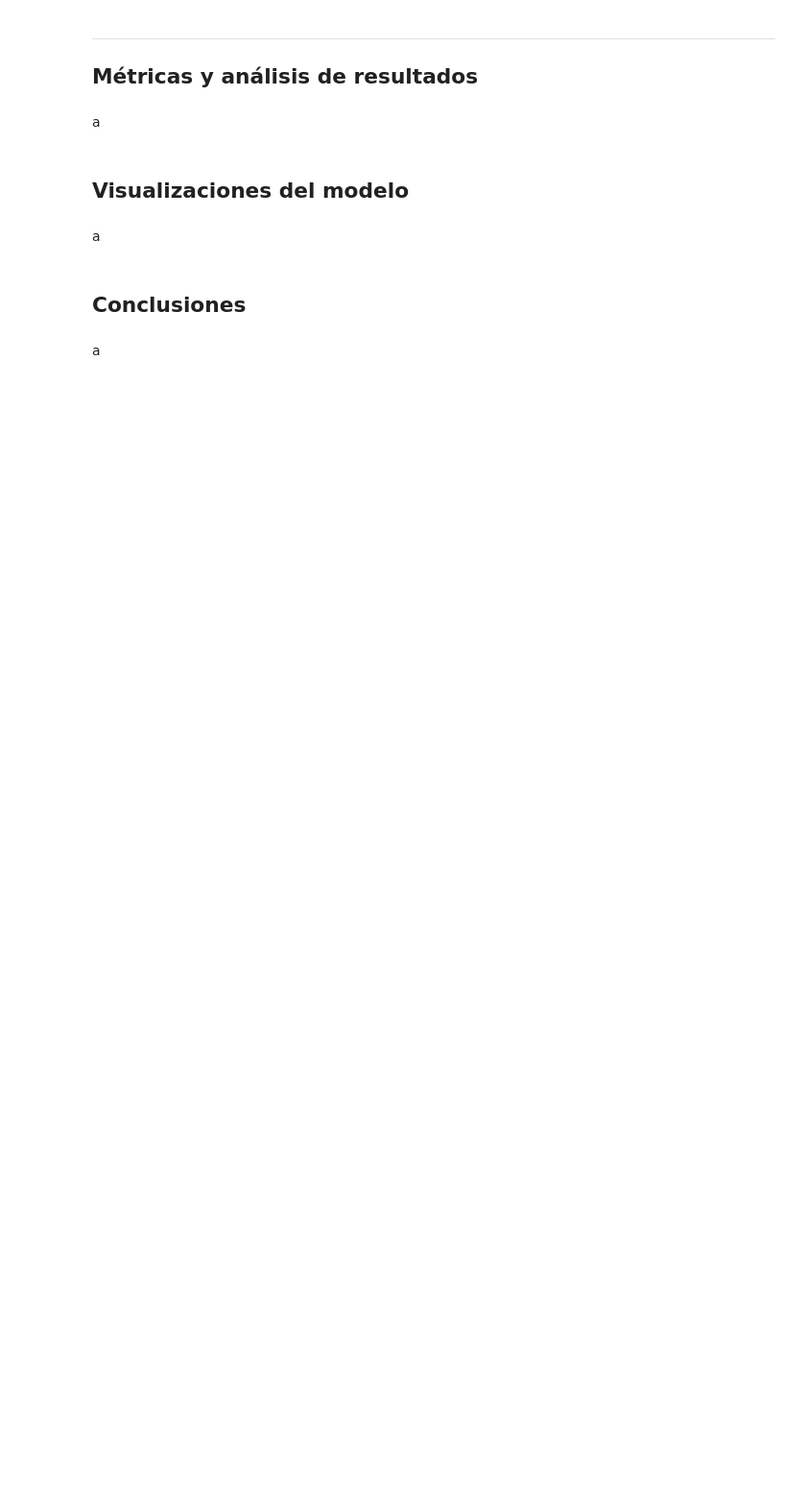
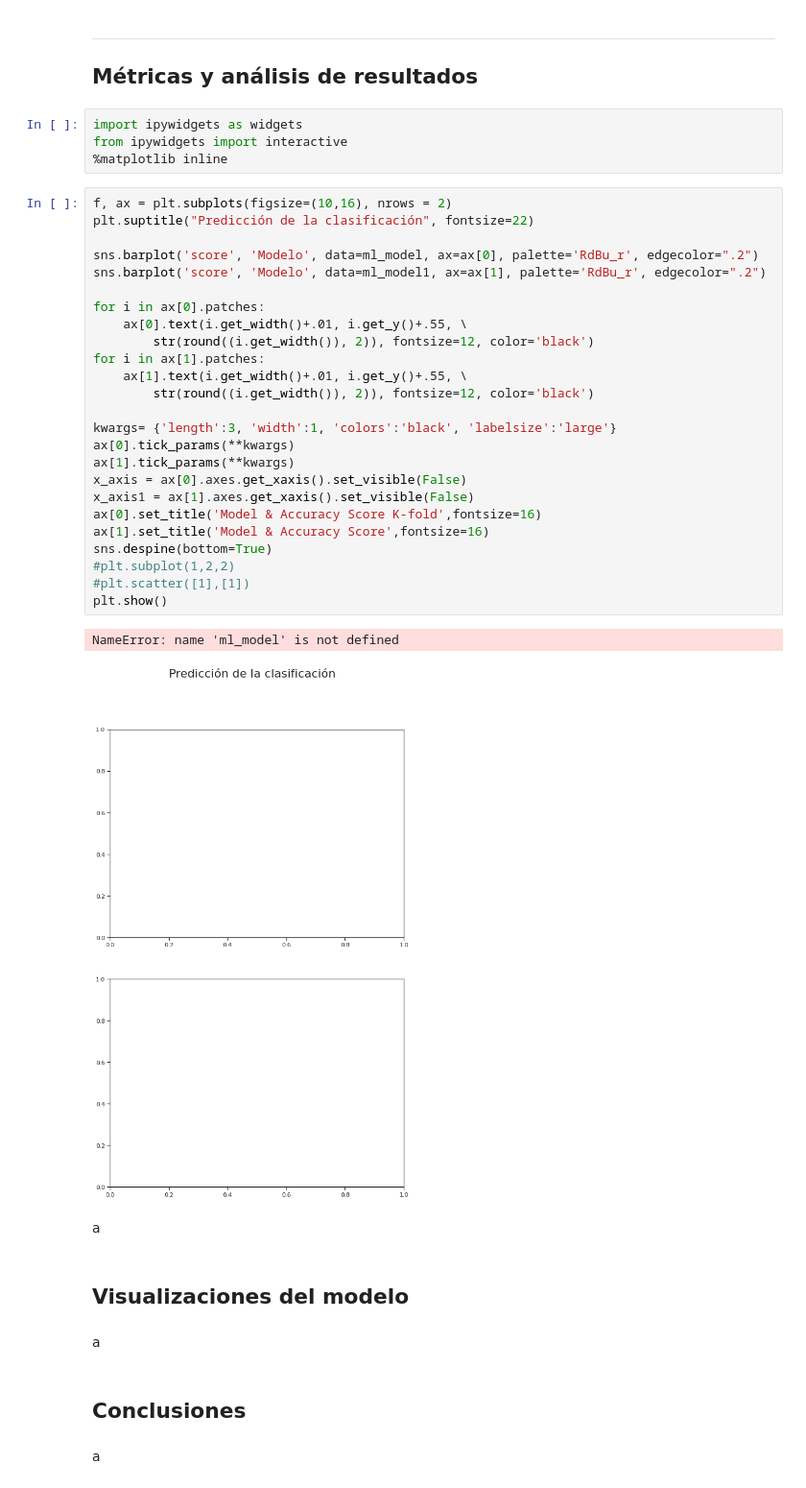
Before and after one commit to brunomb97/mat281-proyecto, a Jupyter notebook: resultados.ipynb, the cells around one changed output. Shown at 96% size. Saved outputs shown, nothing was run; the diff lists cells and outputs as text; blank space fills up the shorter version.

```diff
--- a/resultados.ipynb
+++ b/resultados.ipynb
@@ -635,6 +830,38 @@ ab.score(Xcl_test, ycl_test)
 ---
 
 ## Métricas y análisis de resultados
+# %%
+import ipywidgets as widgets
+from ipywidgets import interactive
+%matplotlib inline
+# %%
+f, ax = plt.subplots(figsize=(10,16), nrows = 2)
+plt.suptitle("Predicción de la clasificación", fontsize=22)
+
+sns.barplot('score', 'Modelo', data=ml_model, ax=ax[0], palette='RdBu_r', edgecolor=".2")
+sns.barplot('score', 'Modelo', data=ml_model1, ax=ax[1], palette='RdBu_r', edgecolor=".2")
+
+for i in ax[0].patches:
+    ax[0].text(i.get_width()+.01, i.get_y()+.55, \
+        str(round((i.get_width()), 2)), fontsize=12, color='black')
+for i in ax[1].patches:
+    ax[1].text(i.get_width()+.01, i.get_y()+.55, \
+        str(round((i.get_width()), 2)), fontsize=12, color='black')
+
+kwargs= {'length':3, 'width':1, 'colors':'black', 'labelsize':'large'}
+ax[0].tick_params(**kwargs)
+ax[1].tick_params(**kwargs)
+x_axis = ax[0].axes.get_xaxis().set_visible(False)
+x_axis1 = ax[1].axes.get_xaxis().set_visible(False)
+ax[0].set_title('Model & Accuracy Score K-fold',fontsize=16)
+ax[1].set_title('Model & Accuracy Score',fontsize=16)
+sns.despine(bottom=True)
+#plt.subplot(1,2,2)
+#plt.scatter([1],[1])
+plt.show()
+# %% [output]
+NameError: name 'ml_model' is not defined
+[figure, added]
 # %% [markdown]
 a
 # %% [markdown]
```
Also changed, not shown: parts of 33 cells of this notebook.
